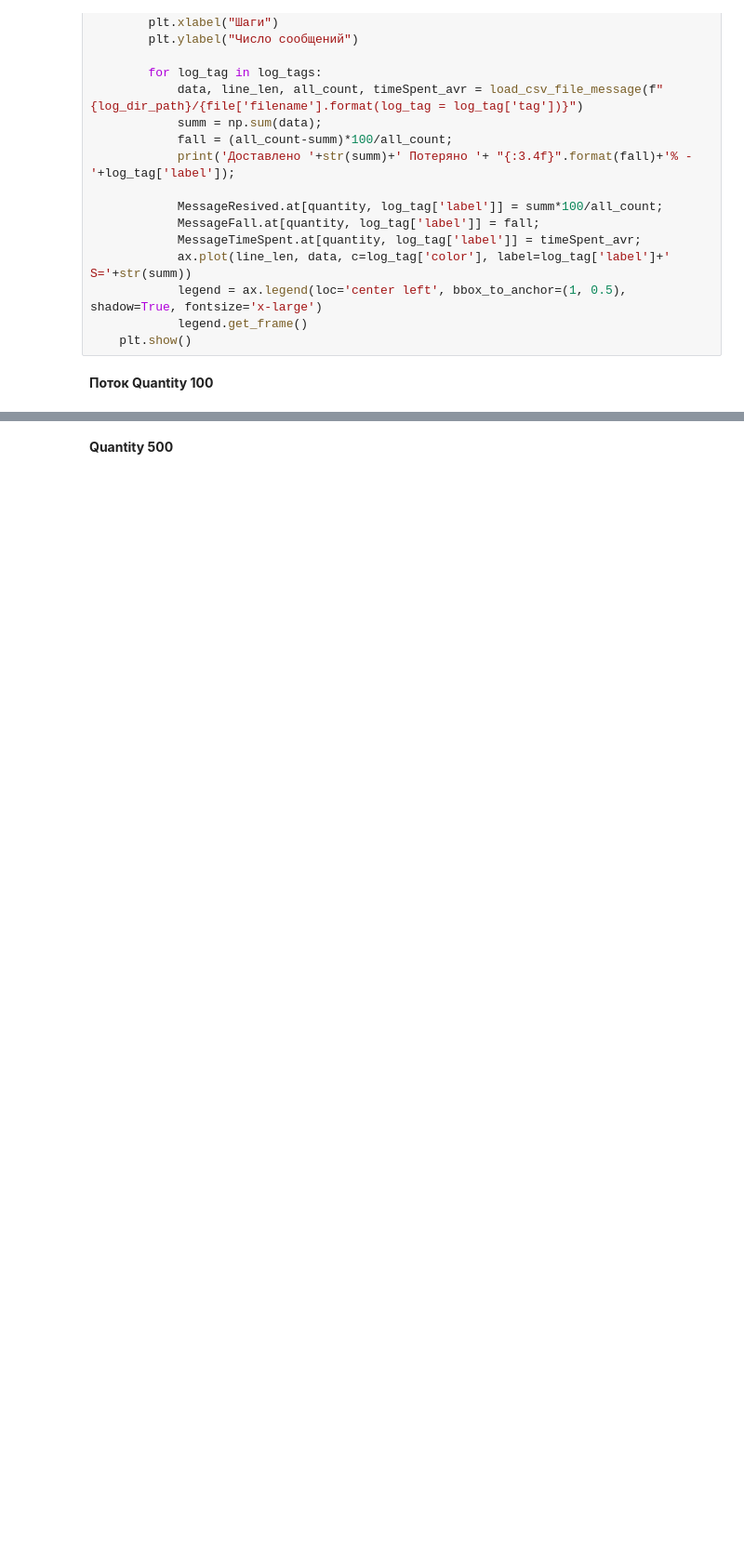
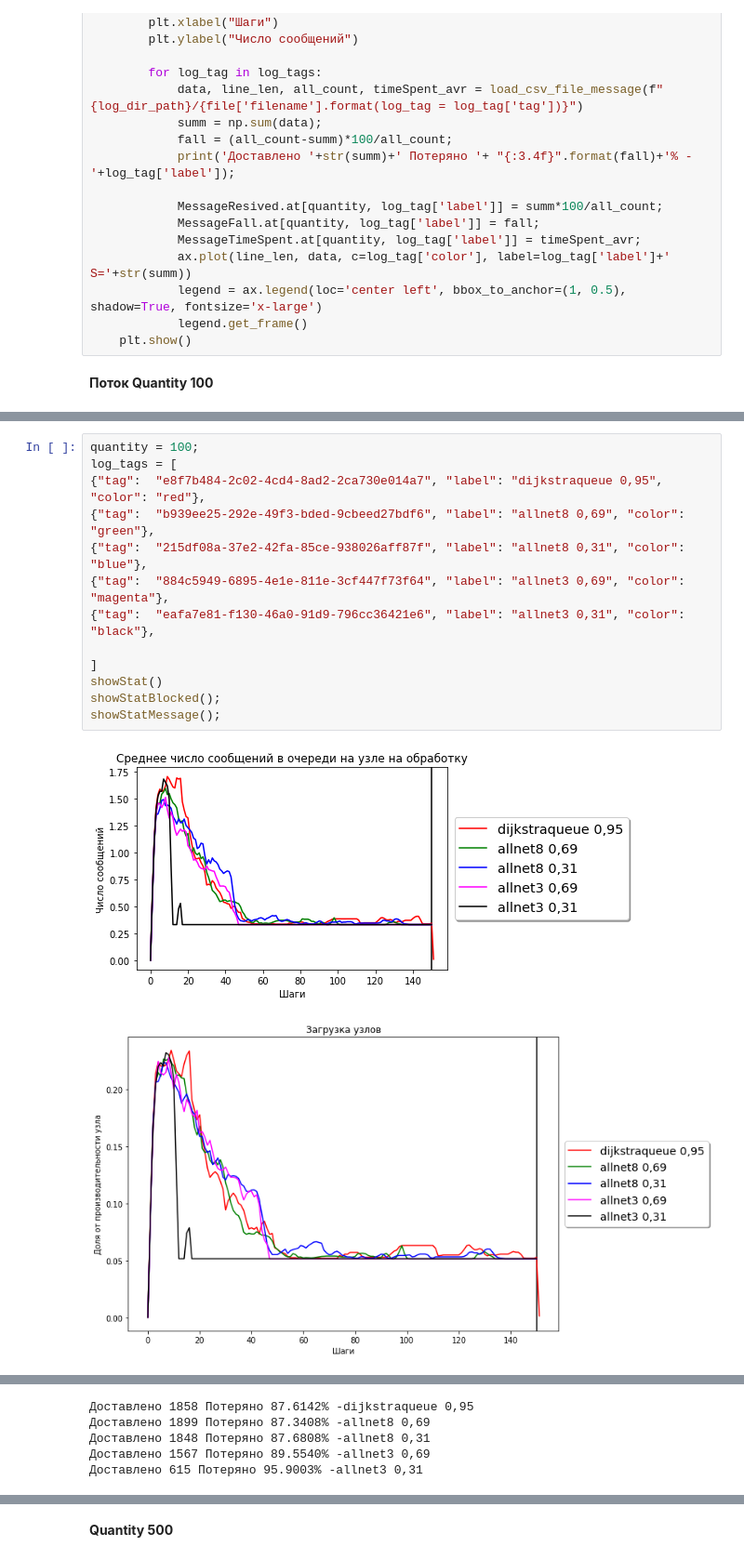
Before and after one commit to clgray/NetSim, a Jupyter notebook: NetSimVisualizer/300Nodes/NetSimBlockL100 AllNet8.ipynb, the cells around one changed output, grey strips where cells are left out. Shown at 93% size. Saved outputs shown, nothing was run; the diff lists cells and outputs as text; blank space fills up the shorter version.

```diff
--- a/NetSimVisualizer/300Nodes/NetSimBlockL100 AllNet8.ipynb
+++ b/NetSimVisualizer/300Nodes/NetSimBlockL100 AllNet8.ipynb
@@ -181,0 +154,16 @@ showStatMessage();
+# %%
+quantity = 100;
+log_tags = [
+{"tag":  "e8f7b484-2c02-4cd4-8ad2-2ca730e014a7", "label": "dijkstraqueue 0,95", "color": "red"},
+{"tag":  "b939ee25-292e-49f3-bded-9cbeed27bdf6", "label": "allnet8 0,69", "color": "green"},
+{"tag":  "215df08a-37e2-42fa-85ce-938026aff87f", "label": "allnet8 0,31", "color": "blue"},
+{"tag":  "884c5949-6895-4e1e-811e-3cf447f73f64", "label": "allnet3 0,69", "color": "magenta"},
+{"tag":  "eafa7e81-f130-46a0-91d9-796cc36421e6", "label": "allnet3 0,31", "color": "black"},
+
+]
+showStat()
+showStatBlocked();
+showStatMessage();
+# %% [output]
+[figure, added]
+[figure, added]
@@ -181,0 +172,5 @@ showStatMessage();
+Доставлено 1858 Потеряно 87.6142% -dijkstraqueue 0,95
+Доставлено 1899 Потеряно 87.3408% -allnet8 0,69
+Доставлено 1848 Потеряно 87.6808% -allnet8 0,31
+Доставлено 1567 Потеряно 89.5540% -allnet3 0,69
+Доставлено 615 Потеряно 95.9003% -allnet3 0,31
```
Also changed, not shown: parts of 11 cells of this notebook, 14 other files.
